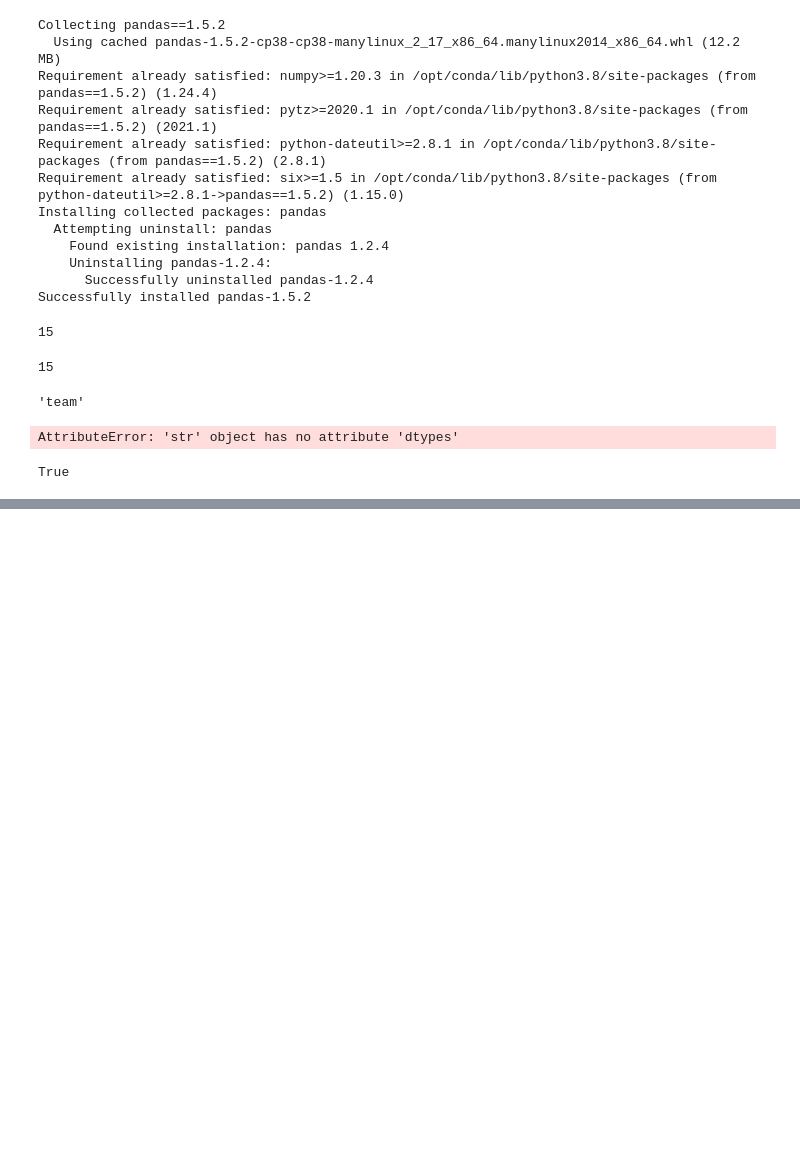
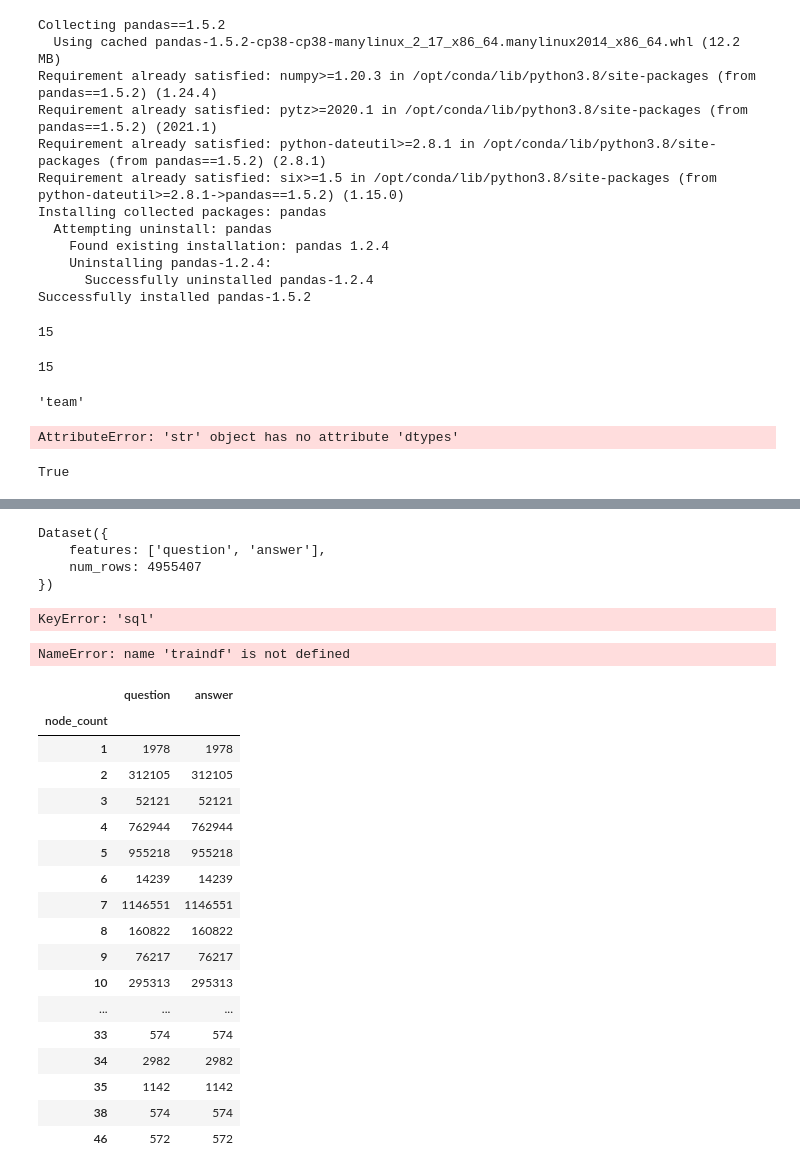
Before and after one commit to YRL-AIDA/OmniGraph, a Jupyter notebook: TapexGraph/test.ipynb, the cells around one changed output, grey strips where cells are left out. Drawn from its saved outputs; the diff is of its cells as text; code cells hidden in the pictures; blank space fills up the shorter version.

```diff
--- a/TapexGraph/test.ipynb
+++ b/TapexGraph/test.ipynb
@@ -655,0 +1099,15 @@ True
+# %%
+data
+# %% [output]
+Dataset({
+    features: ['question', 'answer'],
+    num_rows: 4955407
+})
+# %%
+dat = data.map(cont_nodes,num_proc=10)
+# %% [output]
+KeyError: 'sql'
+# %%
+df = dat.to_pandas()
+# %% [output]
+NameError: name 'traindf' is not defined
@@ -655,0 +1116,21 @@ True
+# %%
+df_group
+# %% [output]
+|  | question | answer |
+| node_count |  |  |
+| 1 | 1978 | 1978 |
+| 2 | 312105 | 312105 |
+| 3 | 52121 | 52121 |
+| 4 | 762944 | 762944 |
+| 5 | 955218 | 955218 |
+| 6 | 14239 | 14239 |
+| 7 | 1146551 | 1146551 |
+| 8 | 160822 | 160822 |
+| 9 | 76217 | 76217 |
+| 10 | 295313 | 295313 |
+| ... | ... | ... |
+| 33 | 574 | 574 |
+| 34 | 2982 | 2982 |
+| 35 | 1142 | 1142 |
+| 38 | 574 | 574 |
+| 46 | 572 | 572 |
```
Also changed, not shown: parts of 132 cells of this notebook, 27 other files.
